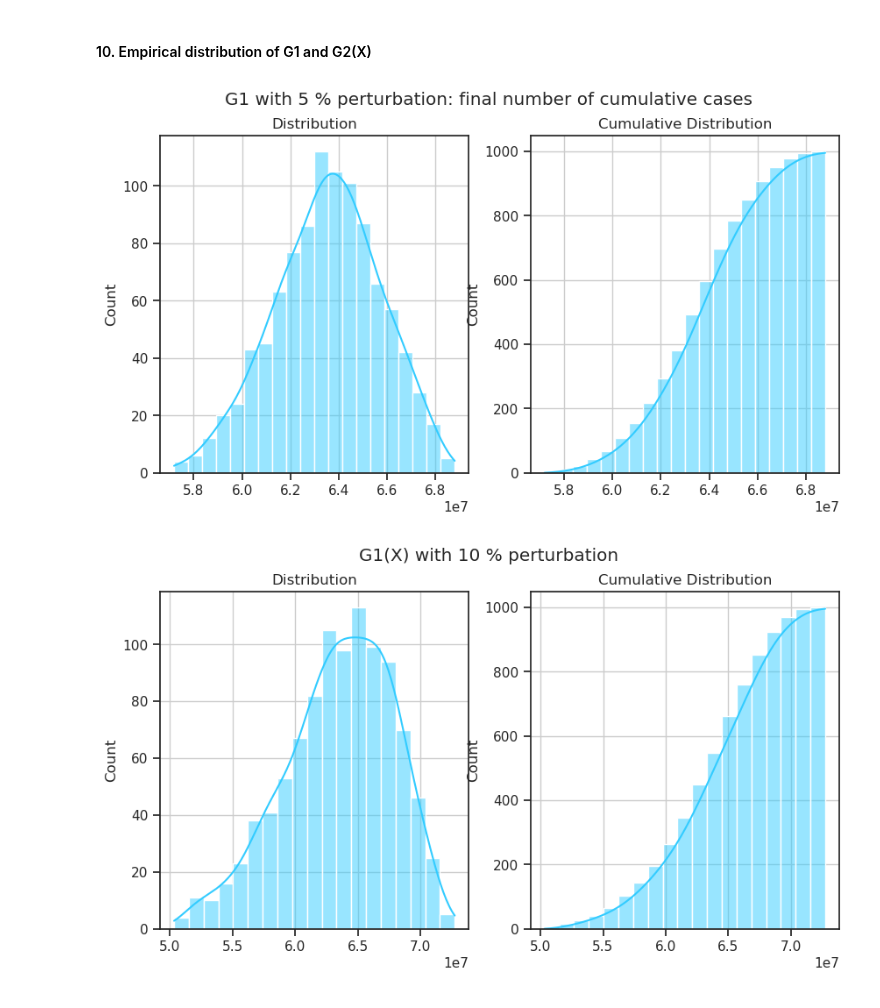
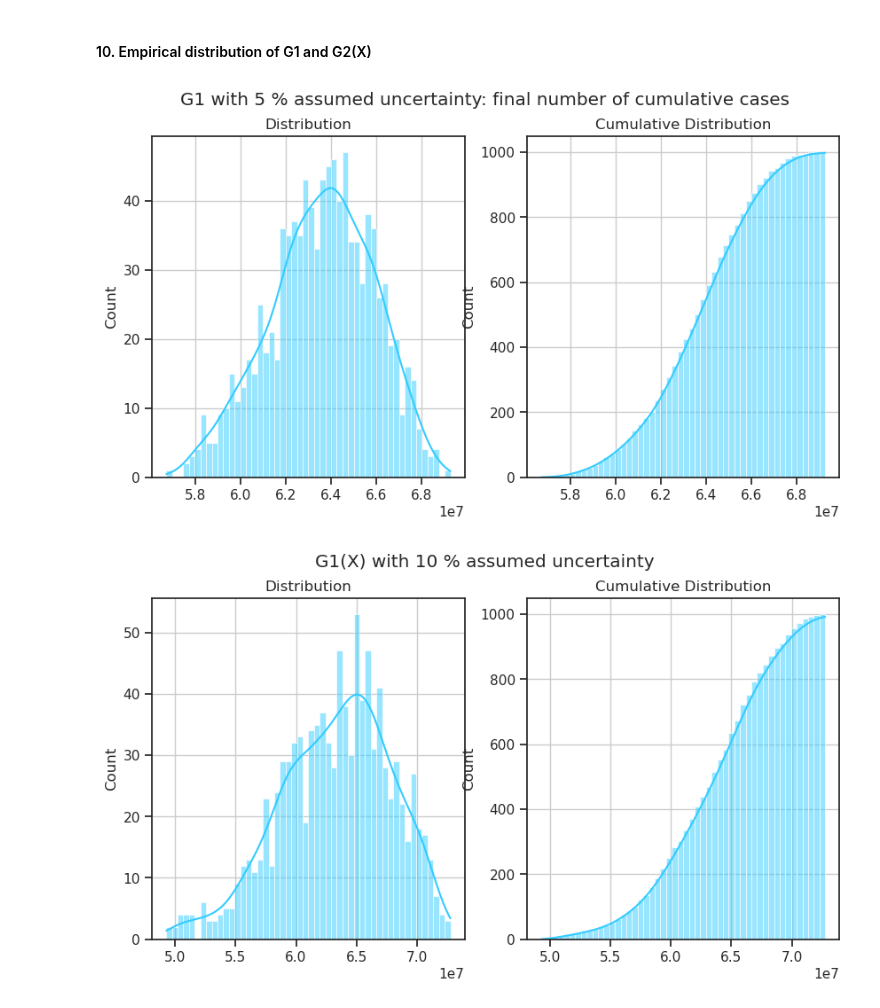
Before and after one commit to maximilian-nowak/uq-assignments, a Jupyter notebook: Assignment_1.ipynb, the cells around one changed output. Drawn from its saved outputs; the diff is of its cells as text; code cells hidden in the pictures.

```diff
--- a/Assignment_1.ipynb
+++ b/Assignment_1.ipynb
@@ -214,42 +214,42 @@ def O1(data): return data[:, -1]
 import seaborn as sns
 
 fig, ax = plt.subplots(1, 2, figsize=(10,5))
-fig.suptitle('G1 with 5 % perturbation: final number of cumulative cases')
+fig.suptitle('G1 with 5 % assumed uncertainty: final number of cumulative cases')
 
 ax[0].set_title('Distribution')
-sns.histplot(ax=ax[0], data=O1(C_data5), color="#33ccff", kde=True)
+sns.histplot(ax=ax[0], data=O1(C_data5), color="#33ccff", kde=True, bins=50)
 
 ax[1].set_title('Cumulative Distribution')
-sns.histplot(ax=ax[1], data=O1(C_data5), color="#33ccff", cumulative=True, kde=True)
+sns.histplot(ax=ax[1], data=O1(C_data5), color="#33ccff", cumulative=True, kde=True, bins=50)
 plt.show()
 
 
 fig, ax = plt.subplots(1, 2, figsize=(10,5))
-fig.suptitle('G1(X) with 10 % perturbation')
+fig.suptitle('G1(X) with 10 % assumed uncertainty')
 
 ax[0].set_title('Distribution')
-sns.histplot(ax=ax[0], data=O1(C_data10), color="#33ccff", kde=True)
+sns.histplot(ax=ax[0], data=O1(C_data10), color="#33ccff", kde=True, bins=50)
 
 ax[1].set_title('Cumulative Distribution')
-sns.histplot(ax=ax[1], data=O1(C_data10), color="#33ccff", cumulative=True, kde=True)
+sns.histplot(ax=ax[1], data=O1(C_data10), color="#33ccff", cumulative=True, kde=True, bins=50)
 plt.show()
 
 # plt.grid()
 # sns.set(style="ticks")
 # sns.set_style("darkgrid")
 # sns.set_style("ticks",{'axes.grid' : True})
 
 
 # plt.figure()
 # plt.hist(O1(C_data5), bins=50)
 # plt.show()
 
 # plt.figure()
 # plt.hist(O1(C_data10), bins=50)
 # plt.show()
 # %% [output]
-[figure, old version]
+[figure, new version]
-[figure, old version]
+[figure, new version]
 # %%
 # O2(G2(x)): peak of infection curve
 def O2(data): return np.amax(data, axis=1)
```
Also changed, not shown: parts of 2 cells of this notebook.
